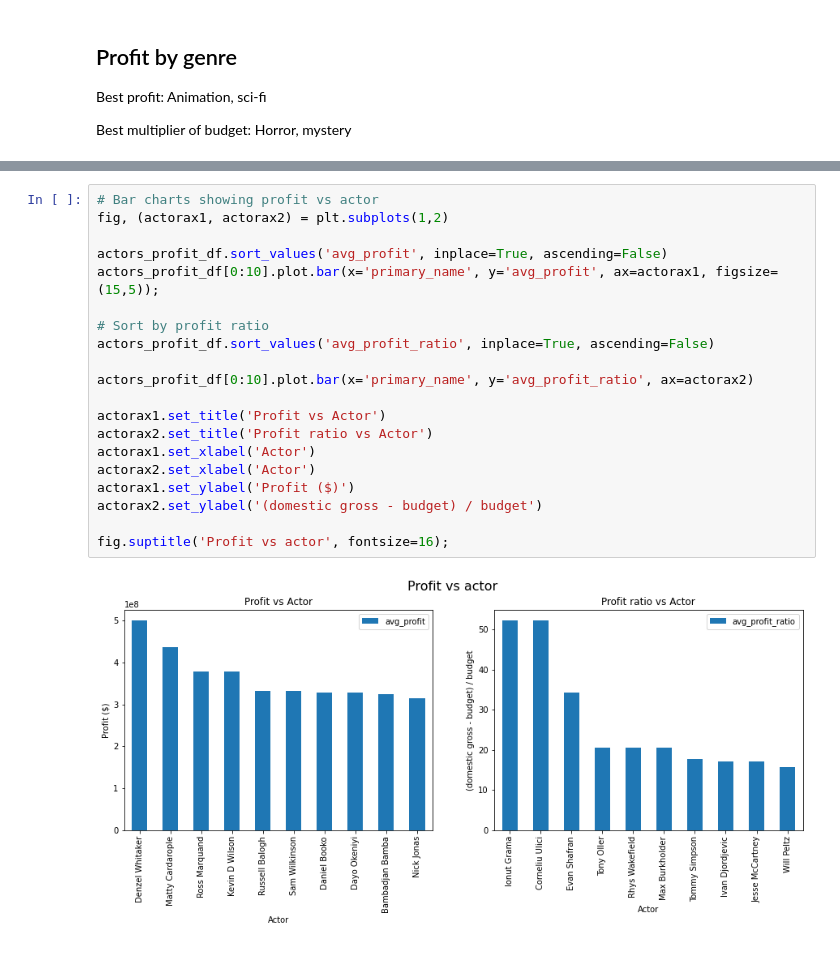
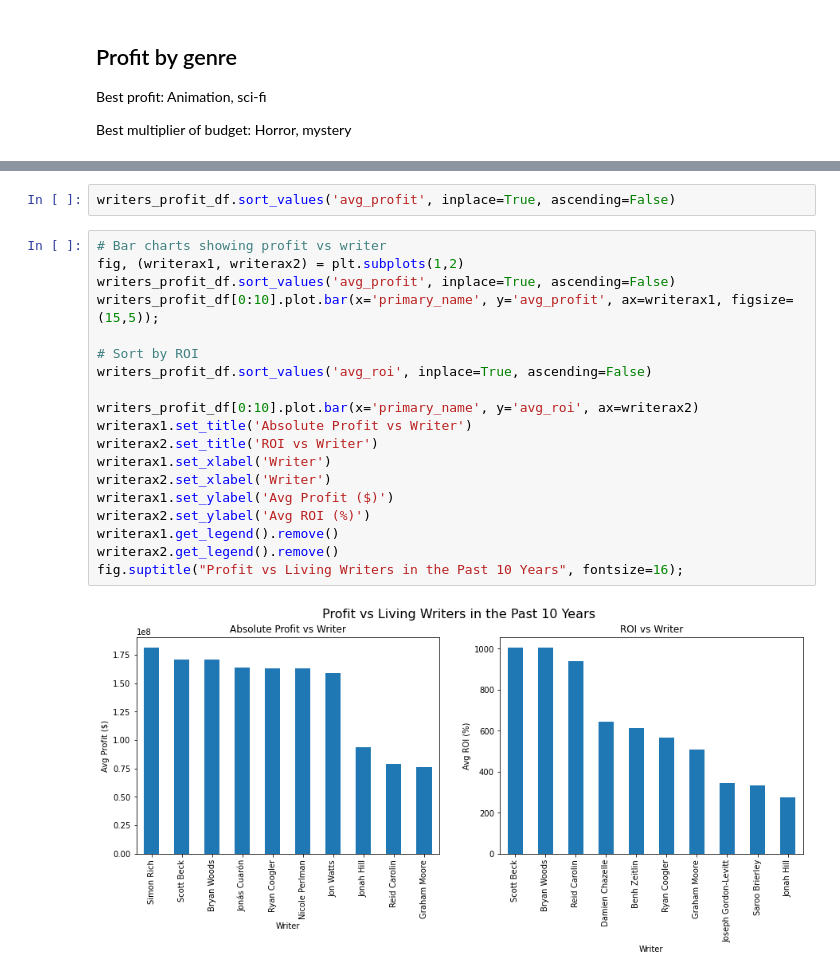
Before and after one commit to Jasperino64/dsc-phase-1-project-v2-4, a Jupyter notebook: project.ipynb, the cells around one changed output, grey strips where cells are left out. Cells and saved outputs as stored; diff of their text form.

```diff
--- a/project.ipynb
+++ b/project.ipynb
@@ -196,22 +226,23 @@ writers_profit_df.head()
+# %%
+writers_profit_df.sort_values('avg_profit', inplace=True, ascending=False)
 # %%
-# Bar charts showing profit vs actor
-fig, (actorax1, actorax2) = plt.subplots(1,2)
+# Bar charts showing profit vs writer
+fig, (writerax1, writerax2) = plt.subplots(1,2)
+writers_profit_df.sort_values('avg_profit', inplace=True, ascending=False)
+writers_profit_df[0:10].plot.bar(x='primary_name', y='avg_profit', ax=writerax1, figsize=(15,5));
 
-actors_profit_df.sort_values('avg_profit', inplace=True, ascending=False)
-actors_profit_df[0:10].plot.bar(x='primary_name', y='avg_profit', ax=actorax1, figsize=(15,5));
+# Sort by ROI
+writers_profit_df.sort_values('avg_roi', inplace=True, ascending=False)
 
-# Sort by profit ratio
-actors_profit_df.sort_values('avg_profit_ratio', inplace=True, ascending=False)
-
-actors_profit_df[0:10].plot.bar(x='primary_name', y='avg_profit_ratio', ax=actorax2)
-
-actorax1.set_title('Profit vs Actor')
-actorax2.set_title('Profit ratio vs Actor')
-actorax1.set_xlabel('Actor')
-actorax2.set_xlabel('Actor')
-actorax1.set_ylabel('Profit ($)')
-actorax2.set_ylabel('(domestic gross - budget) / budget')
-
-fig.suptitle('Profit vs actor', fontsize=16);
+writers_profit_df[0:10].plot.bar(x='primary_name', y='avg_roi', ax=writerax2)
+writerax1.set_title('Absolute Profit vs Writer')
+writerax2.set_title('ROI vs Writer')
+writerax1.set_xlabel('Writer')
+writerax2.set_xlabel('Writer')
+writerax1.set_ylabel('Avg Profit ($)')
+writerax2.set_ylabel('Avg ROI (%)')
+writerax1.get_legend().remove()
+writerax2.get_legend().remove()
+fig.suptitle("Profit vs Living Writers in the Past 10 Years", fontsize=16);
 # %% [output]
-[figure, old version]
+[figure, new version]
```
Also changed, not shown: parts of 15 cells of this notebook.
